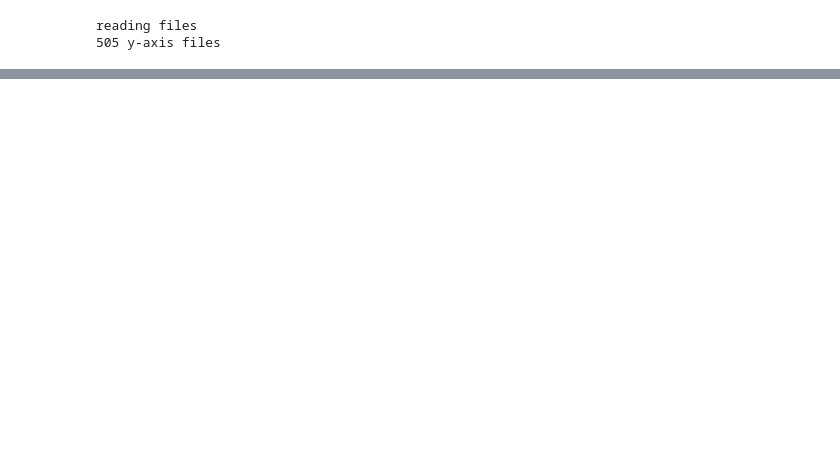
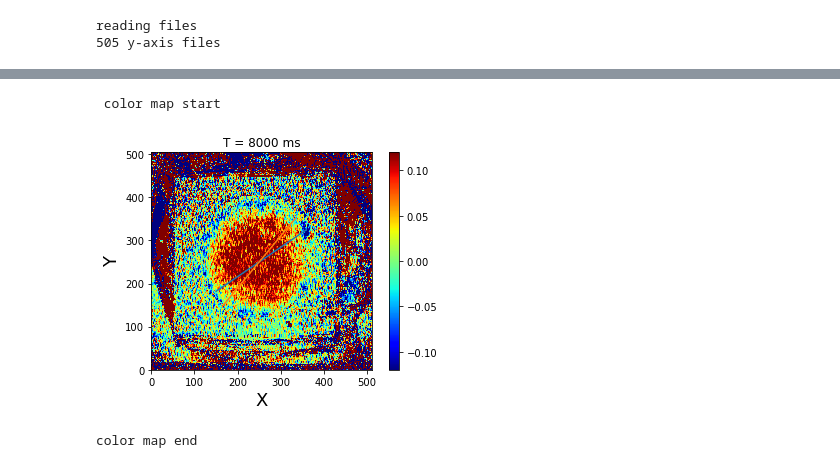
Before and after one commit to maeda-lab/haptic, a Jupyter notebook: sensor/display_sureface.ipynb, the cells around one changed output, grey strips where cells are left out. Saved outputs shown, nothing was run; the diff lists cells and outputs as text; code cells hidden in the pictures; blank space fills up the shorter version.

```diff
--- a/sensor/display_sureface.ipynb
+++ b/sensor/display_sureface.ipynb
@@ -129,0 +202,66 @@ color map end
+# %%
+'''
+color map 2020 version
+'''
+
+
+
+
+# (x,y,t)のデータを取り出すための関数
+names = locals()
+def f(x,y,t):
+    k = names['topo'+str(y)][x,t]  #topo_str(y)の数列から，(x,t)のデータを取り出します
+    return k
+
+
+
+# X, Y value
+x = np.linspace(0,xnum-1,xnum)
+y = np.linspace(0,ynum-1,ynum)
+X,Y = np.meshgrid(x,y)  #サンプリング点の数：x軸512個， y軸505個
+
+
+#Z = [[0 for i in range(X.shape[1])] for i in range(Y.shape[0])]
+Z = [[0 for row in range(xnum)] for col in range(ynum)]  #Z--x列y行    e.g. arr2D = [[ 0 for col in range(10) ] for row in range(4) ]-- 10列4行
+
+
+print(" color map start")
+for t in range(T):
+    if t  == 8000:
+        for y in range(ynum):#y軸
+            for x in range(xnum):#x軸
+                #print(x,y,t)
+                Z[y][x] = f(x,y,t)
+        Z_array = np.array(Z)# turn list into array
+
+
+        # color mapを作成する
+        plt.pcolormesh(X, Y, Z_array, cmap='jet',vmin=-0.12,vmax=0.12)
+        pp=plt.colorbar (orientation="vertical") # カラーバーの表示
+
+        x = np.arange(150,360)
+        y = 0.6818181818181818 * x + 79.54545454545455 #(140,175)to(360,325)
+        plt.plot(x,y)
+        x = np.arange(165,335)
+        y = 1.2058823529411764 * x - 51.470588235294116 #(165,147.5)to(335,352.5)
+        plt.plot(x,y)
+
+        plt.xlabel('X', fontsize=18)
+        plt.ylabel('Y', fontsize=18)
+        plt.title("T = %s ms"% (t))
+        plt.axes().set_aspect('equal')
+
+        #print(t)
+        #plt.savefig("//FS1//Maedalab//home//junjie-hua//wave//fourD_sensor//rawdata//20191101//Captures//animation//color_map//test2_display_surface//" + str(t) + ".png")
+        #plt.savefig("C://Users//huaju//Documents//data//fourD_sensor//20191101//Captures//animation//color_map//test2_display//global//" + str(t) + ".png")
+        plt.show()
+        plt. close()
+    else:
+        continue
+
+
+print("color map end")
+# %% [output]
+ color map start
+[figure, added]
+color map end
```
Also changed, not shown: parts of 7 cells of this notebook.
